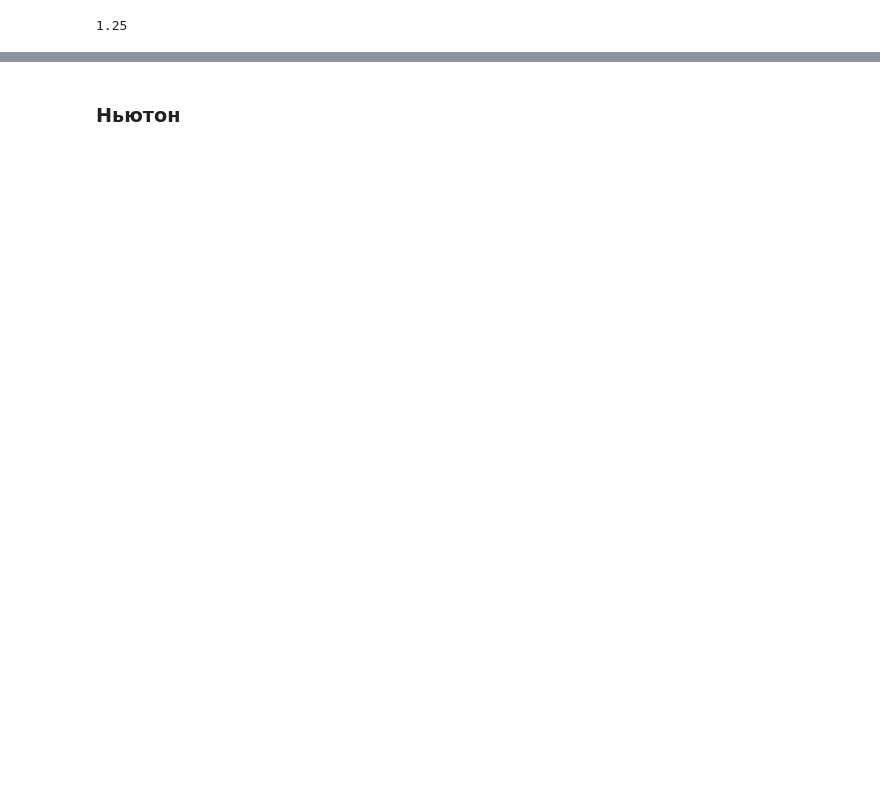
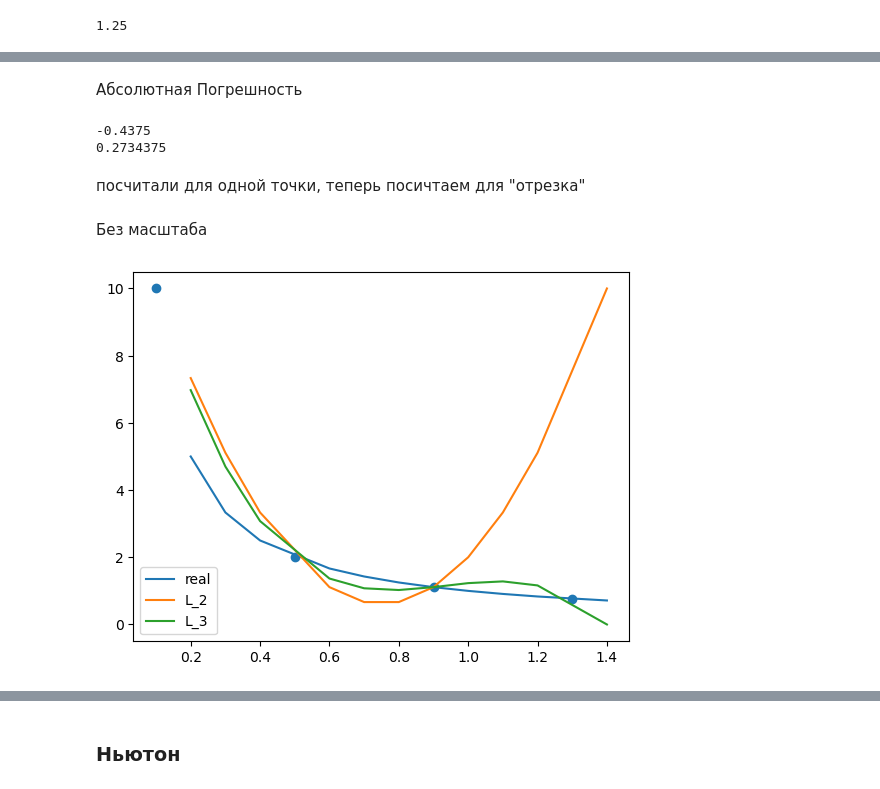
Before and after one commit to JRTitor/Numer, a Jupyter notebook: lab3/lab3_1.ipynb, the cells around one changed output, grey strips where cells are left out. Drawn from its saved outputs; the diff is of its cells as text; code cells hidden in the pictures; blank space fills up the shorter version.

```diff
--- a/lab3/lab3_1.ipynb
+++ b/lab3/lab3_1.ipynb
@@ -35,3 +49,5 @@ def omega1(x_i, X):
 
 def lagarange(X, x_point, f):
     return sum([f(x) * omega(x_point, X) / (x_point - x)  / omega1(x, X) for x in X])
+def L_i(X, Check, f):
+    return [lagarange(X, x_point, f) for x_point in Check if x_point not in X]
@@ -39,0 +61,7 @@ a
+# %%
+X = [0.1, 0.5, 0.9, 1.3]
+Y = [f(x) for x in X]
+y_counted_2 = lagarange(X[:3], x_point, f)
+y_counted_3 = lagarange(X[:4], x_point, f)
+print(y_counted_2)
+print(y_counted_3)
@@ -40,3 +73,5 @@ a
+# %%
+Check = [x for x in Check if x not in X]
 # %%
 y_real = 1/x_point
 print(y_real)
@@ -44,0 +88,25 @@ print(y_real)
+# %% [markdown]
+Абсолютная Погрешность
+# %%
+print(R(x_point, X[:3], Check, f))
+print(R(x_point, X[:4],Check, f))
+# %% [output]
+-0.4375
+0.2734375
+# %% [markdown]
+посчитали для одной точки, теперь посичтаем для "отрезка"
+# %%
+l_3 = L_i(X[:4], Check, f)
+l_2 = L_i(X[:3], Check, f)
+# %% [markdown]
+Без масштаба
+# %%
+plt.plot(Check, [f(x) for x in Check] , label='real')
+plt.plot(Check, l_2, label='L_2')
+plt.plot(Check, l_3, label='L_3')
+plt.scatter(X, Y)
+
+plt.legend()
+plt.show()
+# %% [output]
+[figure, added]
```
Also changed, not shown: parts of 62 cells of this notebook, 1 other file.
